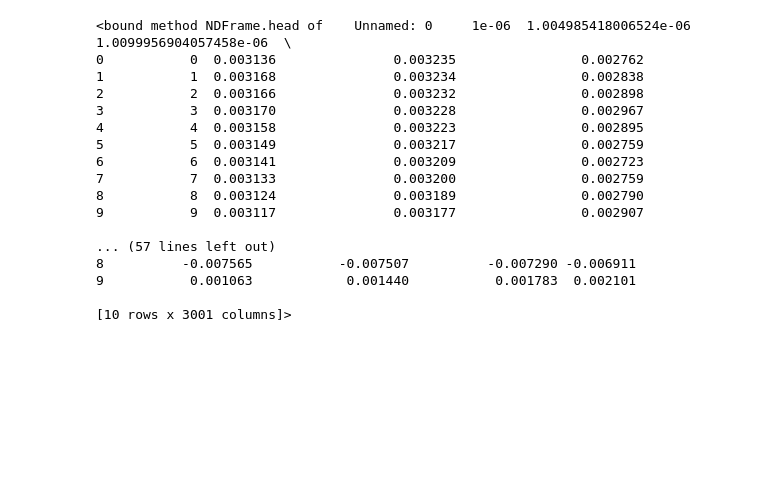
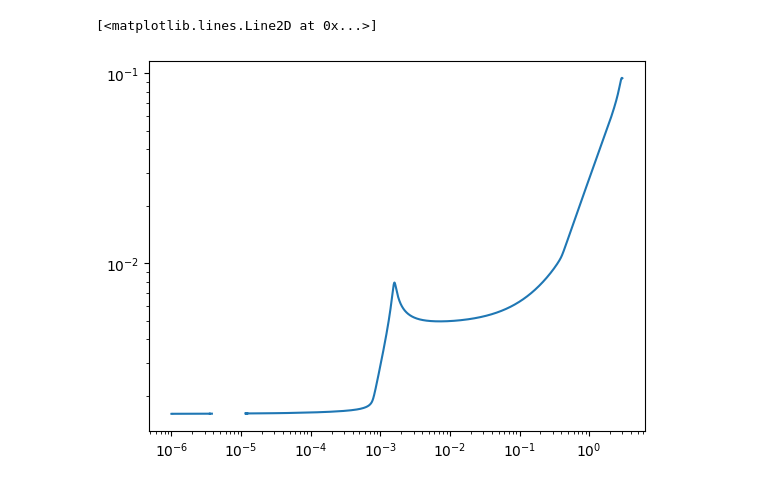
Before and after one commit to aravindhshankar/RKKYTightBinding, a Jupyter notebook: python_files/BLG/delta2arrayBLG/plotDataFrame.ipynb, the cells around one changed output. Saved outputs shown, nothing was run; the diff lists cells and outputs as text; code cells hidden in the pictures; blank space fills up the shorter version.

```diff
--- a/python_files/BLG/delta2arrayBLG/plotDataFrame.ipynb
+++ b/python_files/BLG/delta2arrayBLG/plotDataFrame.ipynb
@@ -34,22 +32,13 @@ plt.plot(omegavals, nldos)
 # %%
-df.iloc?
+df5 = dflist[5]
+omegavals5 = np.array(df5.columns[1:],dtype=np.float64)
+rvals5 = np.array(df5.index)
+r_idx5 = 0
+nldos5 = (np.array(df5.iloc[r_idx5][1:]))
+# plt.plot(omegavals5, nldos5)
+
+# plt.loglog(omegavals, nldos)
+plt.loglog(omegavals5, np.abs(nldos5))
+# %% [output]
+[<matplotlib.lines.Line2D at 0x...>]
+[figure, added]
-# %%
-df.head
-# %% [output]
-<bound method NDFrame.head of    Unnamed: 0     1e-06  1.004985418006524e-06  1.0099956904057458e-06  \
-0           0  0.003136               0.003235                0.002762
-1           1  0.003168               0.003234                0.002838
-2           2  0.003166               0.003232                0.002898
-3           3  0.003170               0.003228                0.002967
-4           4  0.003158               0.003223                0.002895
-5           5  0.003149               0.003217                0.002759
-6           6  0.003141               0.003209                0.002723
-7           7  0.003133               0.003200                0.002759
-8           8  0.003124               0.003189                0.002790
-9           9  0.003117               0.003177                0.002907
-
-... (57 lines left out)
-8          -0.007565           -0.007507          -0.007290 -0.006911
-9           0.001063            0.001440           0.001783  0.002101
-
-[10 rows x 3001 columns]>
```
Also changed, not shown: parts of 2 cells of this notebook, 1 other file.
